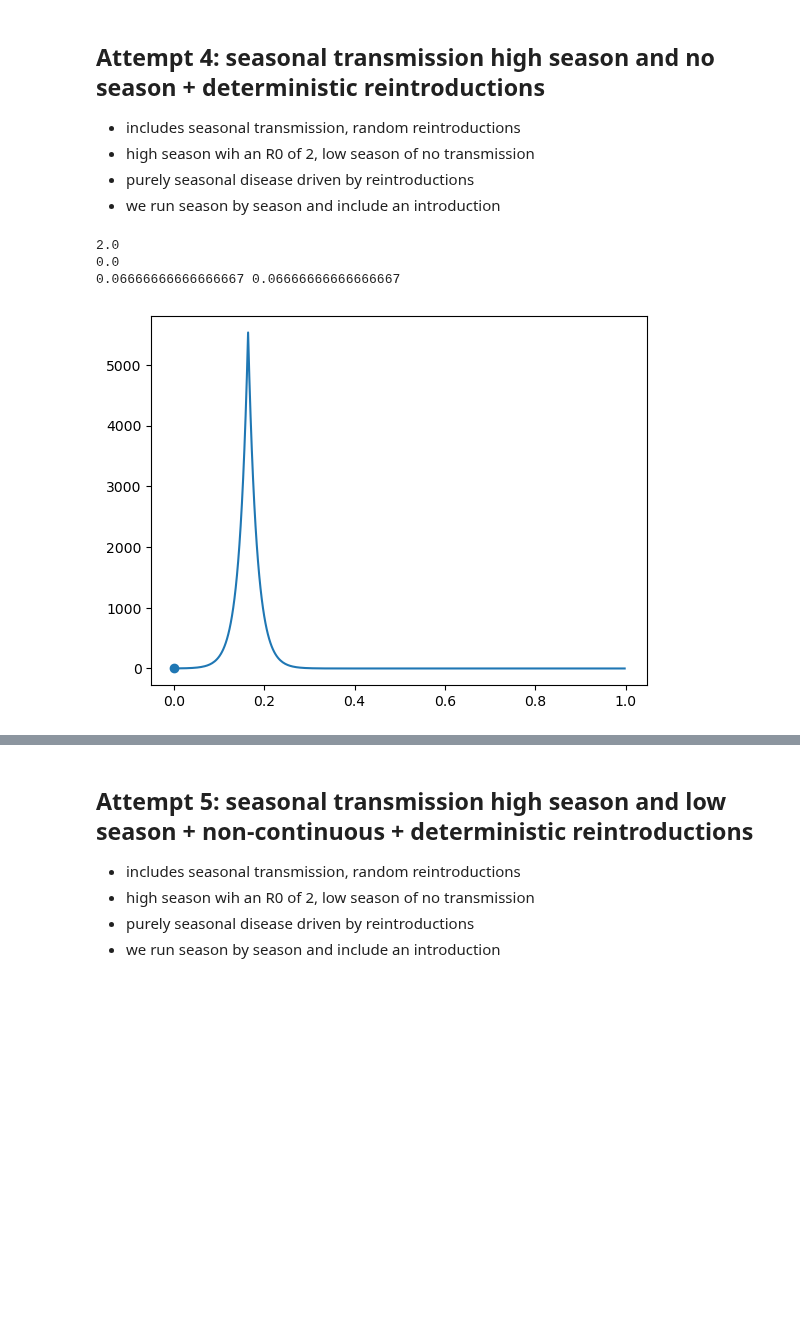
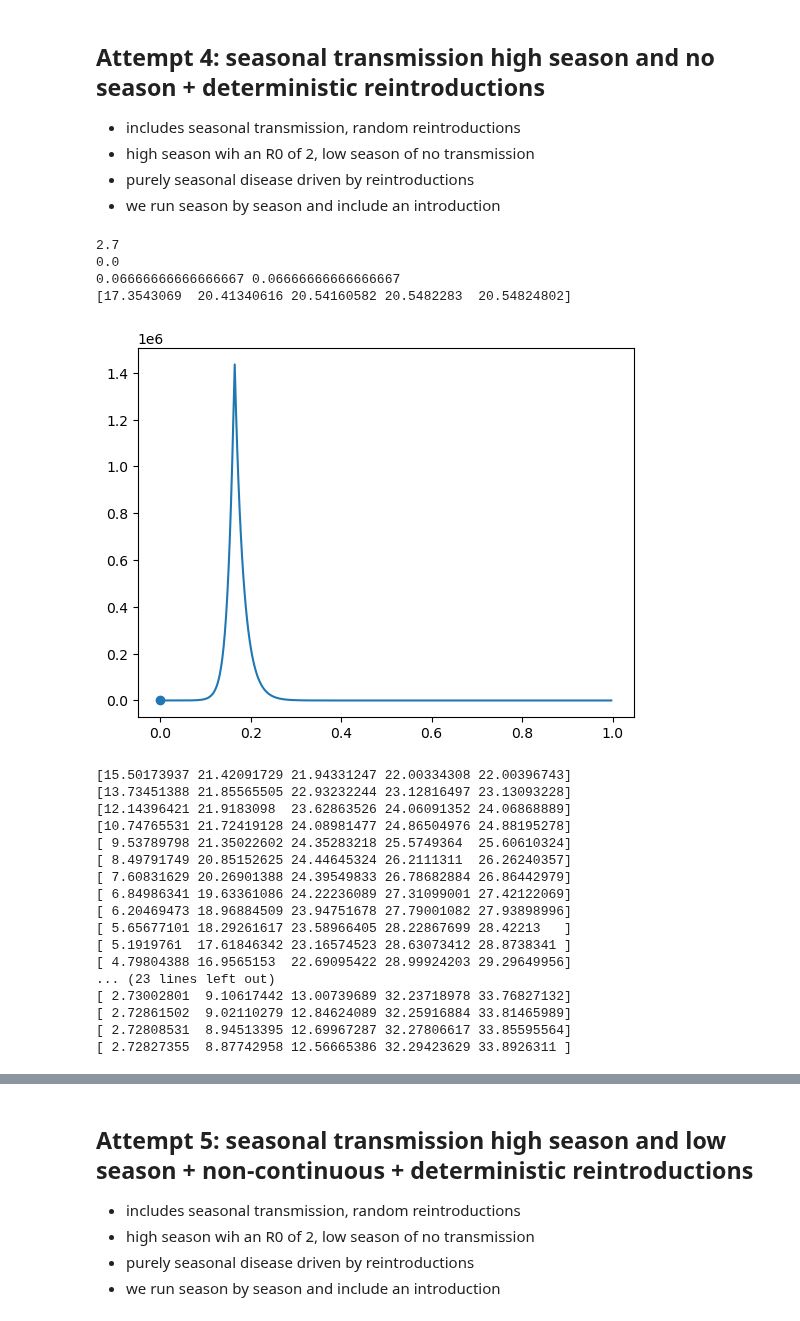
Before and after one commit to denisecammarota/vaccine-dengue-BR, a Jupyter notebook: Basic_Model.ipynb, the cells around one changed output, grey strips where cells are left out. Cells and saved outputs as stored; diff of their text form; code cells hidden in the pictures; blank space fills up the shorter version.

Commit message:
update with models

```diff
--- a/Basic_Model.ipynb
+++ b/Basic_Model.ipynb
@@ -275,6 +275,31 @@ def n_groups_seasonal_model(y, t, N, pop, nu, beta_0,beta_aug,t_start,t_season,t
     dSdt[0] = dSdt[0] + nu
     dCdt = beta*S[1:-1]*IT
     return np.array([dSdt, dIdt, dRdt,dCdt]).flatten()
+# %%
+def n_groups_seasonal_model_ivp(t, y, N, pop, nu, beta_0,beta_aug,t_start,t_season,t_year, gamma, mu_vec, l_vec):
+    # N is number of age groups
+    S = y[0:N]
+    I = y[N:2*N]
+    R = y[2*N:3*N]
+    C = y[3*N:4*N]
+    beta = beta_step(beta_0,beta_aug,t_start,t_season,t_year,t)
+    IT = sum(I) #total infected
+    S = np.append(S,0)
+    I = np.append(I,0)
+    R = np.append(R,0)
+    S = np.append(0,S)
+    I = np.append(0,I)
+    R = np.append(0,R)
+    C = np.append(C,0)
+    C = np.append(0,C)
+    l_vec_2 = np.append(0,l_vec)
+    l_vec_2 = l_vec_2[:-1]
+    dSdt = -beta*S[1:-1]*IT - mu_vec*S[1:-1] - l_vec*S[1:-1] + l_vec_2*S[:-2]
+    dIdt =  beta*S[1:-1]*IT - gamma*I[1:-1] - mu_vec*I[1:-1] - l_vec*I[1:-1] + l_vec_2*I[:-2]
+    dRdt =  gamma*I[1:-1] - mu_vec*R[1:-1] - l_vec*R[1:-1] + l_vec_2*R[:-2]
+    dSdt[0] = dSdt[0] + nu
+    dCdt = beta*S[1:-1]*IT
+    return np.array([dSdt, dIdt, dRdt,dCdt]).flatten()
 # %%
 N = 5
 pop = 12000000
@@ -393,7 +418,7 @@ alpha5 = 700000/pop
 
 gamma = 1/(7.0)
 beta_0 = 0*gamma # even like different from 0 it's the same
-beta_aug = 2*gamma
+beta_aug = 2.7*gamma
 print(beta_aug/gamma)
 print(beta_0/gamma)
 t_start = 0
@@ -406,37 +431,60 @@ nu = alpha1*l1
 l2 = l1*alpha1/alpha2
 l3 = l2*alpha2/alpha3
 l4 = l3*alpha3/alpha4
 mu = l4*alpha4/alpha5
 
 print(nu/l1,alpha1)
 
 l_vec = np.array([l1,l2,l3,l4,0])
 mu_vec = np.array([0,0,0,0,mu])
 
 
-t_total = np.linspace(0, 365*10, 10000)
-
 y0 = alpha1,alpha2,alpha3,(8000000-1)/pop,alpha5,0,0,0,1/pop,0,0,0,0,0,0,0,0,0,1/pop,0
 
 prop_imported = 0
-ret = odeint(n_groups_seasonal_model, y0, t_total, args=(N, pop, nu, beta_0,beta_aug,t_start,t_season,t_year, gamma, mu_vec, l_vec))
+seasons = 40
+ret = solve_ivp(n_groups_seasonal_model_ivp, (0,365), y0, method = 'LSODA', args=(N, pop, nu, beta_0,beta_aug,t_start,t_season,t_year, gamma, mu_vec, l_vec),
+               t_eval = np.arange(0,365,1), max_step = 0.1)
+ret = ret['y'].T
 
-seasons = 30
 t_total = np.arange(0,365*seasons,1)
 t_season_single = np.arange(0,365,1)
 
 for season in np.arange(seasons):
-    ret = odeint(n_groups_seasonal_model, y0, t_season_single, args=(N, pop, nu, beta_0,beta_aug,t_start,t_season,t_year, gamma, mu_vec, l_vec))
+    ret = solve_ivp(n_groups_seasonal_model_ivp, (0,365), y0, method = 'LSODA', args=(N, pop, nu, beta_0,beta_aug,t_start,t_season,t_year, gamma, mu_vec, l_vec),
+               t_eval = np.arange(0,365,1), max_step = 0.1)
+    ret = ret['y'].T
     y0 = ret[-1,:].copy()
     y0 = modify_initial_condition(y0,prop_imported)
+    #print([x.sum() for x in np.split(y0[:15],3)])
     plt.plot((t_season_single+season*365)/365,ret[:,N:2*N].sum(axis=1)*pop, label = season)
     plt.scatter((season*365)/365,y0[N:2*N].sum())
+    alpha = np.array([alpha1,alpha2,alpha3,alpha4,alpha5])
+    print(100*ret[-1,2*N:3*N]/alpha)
     if(season == 0):
         plt.show()
 #plt.legend()
 plt.show()
 # %% [output]
-2.0
+2.7
 0.0
 0.06666666666666667 0.06666666666666667
+[17.3543069  20.41340616 20.54160582 20.5482283  20.54824802]
-[figure, old version]
+[figure, new version]
+[15.50173937 21.42091729 21.94331247 22.00334308 22.00396743]
+[13.73451388 21.85565505 22.93232244 23.12816497 23.13093228]
+[12.14396421 21.9183098  23.62863526 24.06091352 24.06868889]
+[10.74765531 21.72419128 24.08981477 24.86504976 24.88195278]
+[ 9.53789798 21.35022602 24.35283218 25.5749364  25.60610324]
+[ 8.49791749 20.85152625 24.44645324 26.2111311  26.26240357]
+[ 7.60831629 20.26901388 24.39549833 26.78682884 26.86442979]
+[ 6.84986341 19.63361086 24.22236089 27.31099001 27.42122069]
+[ 6.20469473 18.96884509 23.94751678 27.79001082 27.93898996]
+[ 5.65677101 18.29261617 23.58966405 28.22867699 28.42213   ]
+[ 5.1919761  17.61846342 23.16574523 28.63073412 28.8738341 ]
+[ 4.79804388 16.9565153  22.69095422 28.99924203 29.29649956]
+... (23 lines left out)
+[ 2.73002801  9.10617442 13.00739689 32.23718978 33.76827132]
+[ 2.72861502  9.02110279 12.84624089 32.25916884 33.81465989]
+[ 2.72808531  8.94513395 12.69967287 32.27806617 33.85595564]
+[ 2.72827355  8.87742958 12.56665386 32.29423629 33.8926311 ]
```
Also changed, not shown: parts of 13 cells of this notebook, 4 other files.
